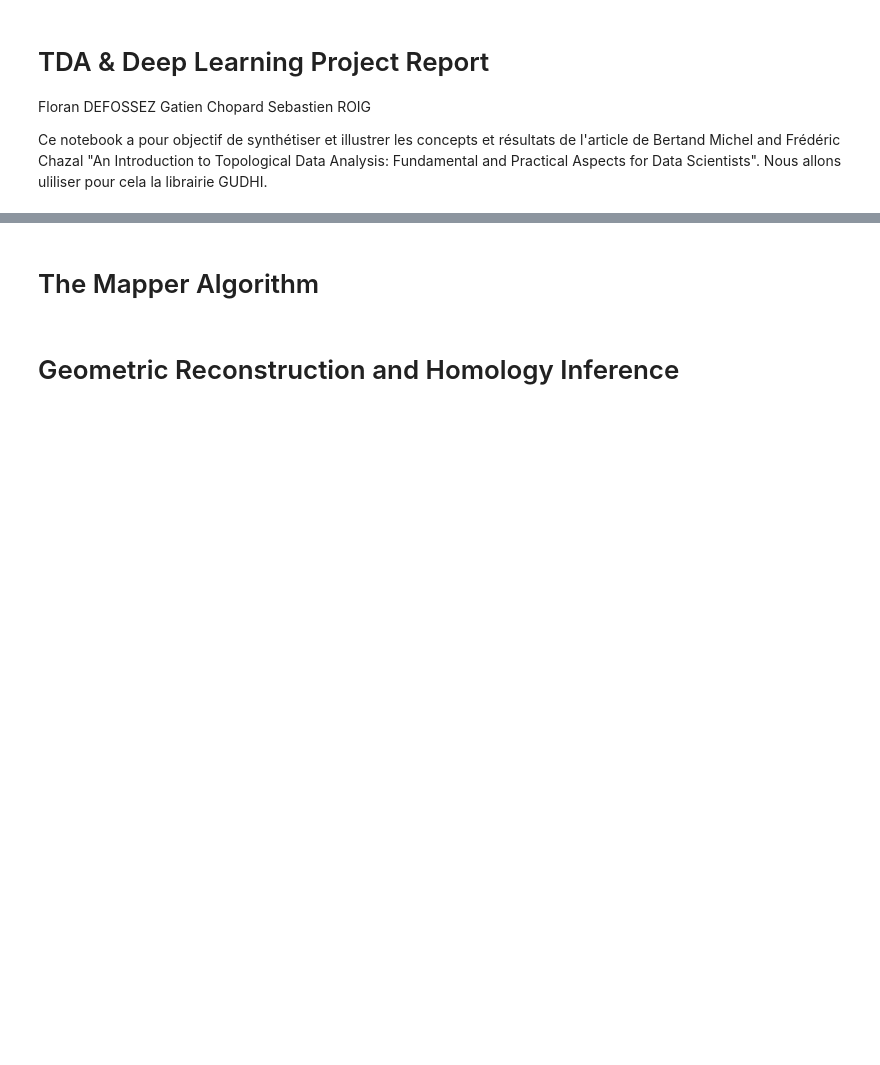
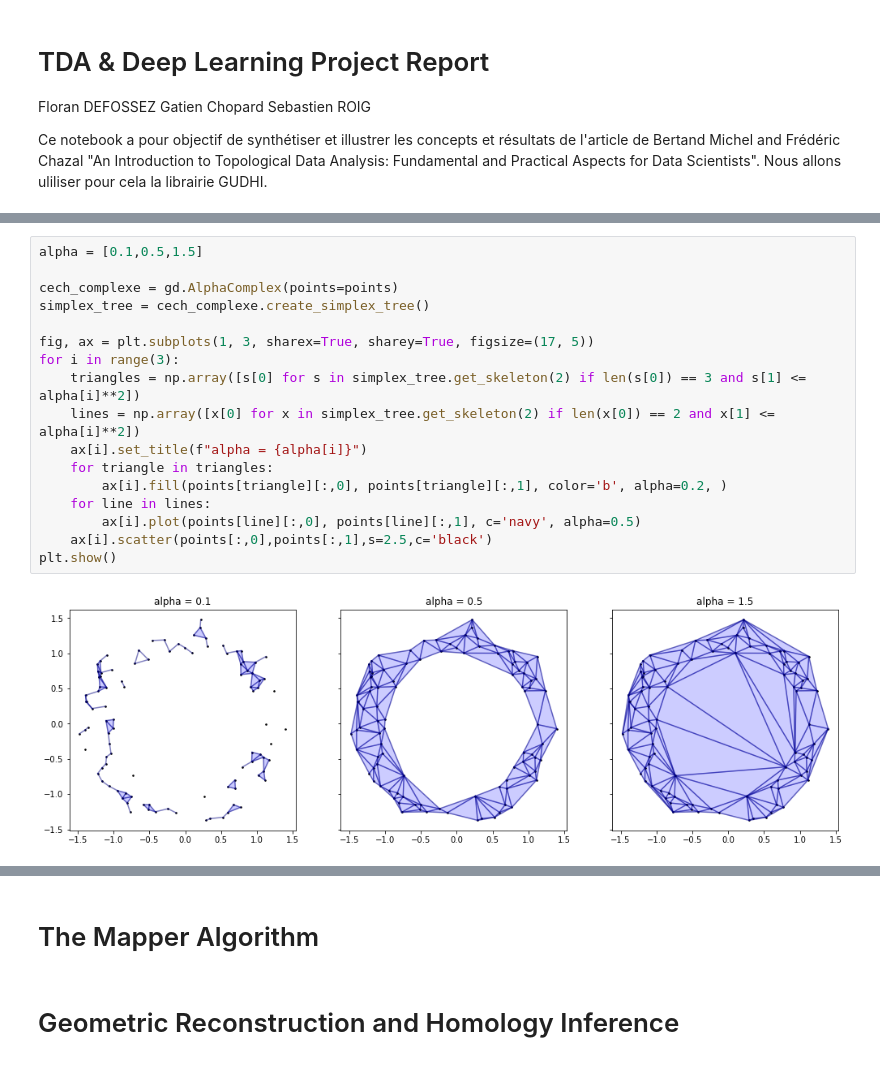
Before and after one commit to florandefossez/TDA_project, a Jupyter notebook: report.ipynb, the cells around one changed output, grey strips where cells are left out. Cells and saved outputs as stored; diff of their text form; blank space fills up the shorter version.

```diff
--- a/report.ipynb
+++ b/report.ipynb
@@ -36,0 +55,19 @@ plt.show()
+# %%
+alpha = [0.1,0.5,1.5]
+
+cech_complexe = gd.AlphaComplex(points=points)
+simplex_tree = cech_complexe.create_simplex_tree()
+
+fig, ax = plt.subplots(1, 3, sharex=True, sharey=True, figsize=(17, 5))
+for i in range(3):
+    triangles = np.array([s[0] for s in simplex_tree.get_skeleton(2) if len(s[0]) == 3 and s[1] <= alpha[i]**2])
+    lines = np.array([x[0] for x in simplex_tree.get_skeleton(2) if len(x[0]) == 2 and x[1] <= alpha[i]**2])
+    ax[i].set_title(f"alpha = {alpha[i]}")
+    for triangle in triangles:
+        ax[i].fill(points[triangle][:,0], points[triangle][:,1], color='b', alpha=0.2, )
+    for line in lines:
+        ax[i].plot(points[line][:,0], points[line][:,1], c='navy', alpha=0.5)
+    ax[i].scatter(points[:,0],points[:,1],s=2.5,c='black')
+plt.show()
+# %% [output]
+[figure, added]
```
Also changed, not shown: parts of 6 cells of this notebook, 1 other file.
